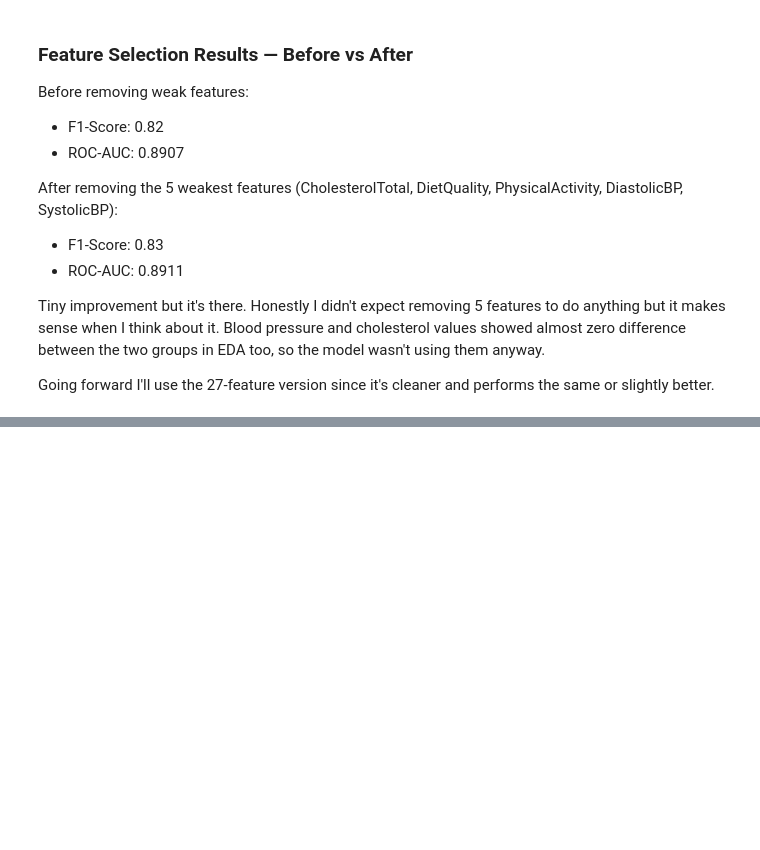
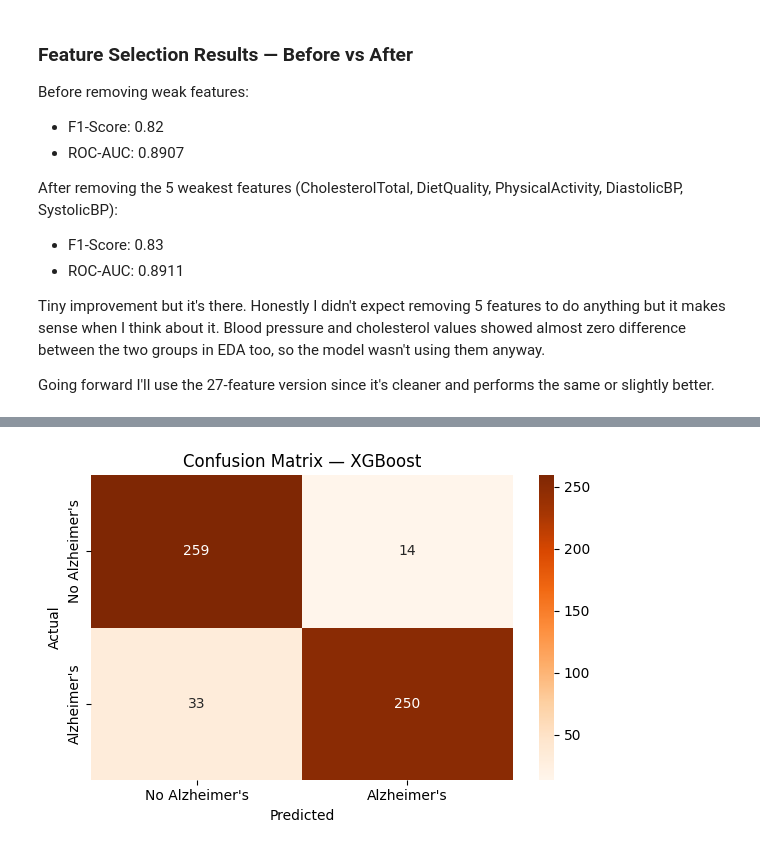
Before and after one commit to Vishaal1409/alzheimers-disease-detection, a Jupyter notebook: alzheimers_disease_detection.ipynb, the cells around one changed output, grey strips where cells are left out. Saved outputs shown, nothing was run; the diff lists cells and outputs as text; code cells hidden in the pictures; blank space fills up the shorter version.

```diff
--- a/alzheimers_disease_detection.ipynb
+++ b/alzheimers_disease_detection.ipynb
@@ -793,0 +864,12 @@ and performs the same or slightly better.
+# %%
+from xgboost import XGBClassifier
+
+#training XGBoost with default parameters
+xgb_model = XGBClassifier(random_state=42, eval_metric='logloss')
+xgb_model.fit(X_train_selected, y_train)
+
+y_pred_xgb = xgb_model.predict(X_test_selected)
+
+print("=== XGBoost ===")
+print(classification_report(y_test, y_pred_xgb))
+print("ROC-AUC Score:", roc_auc_score(y_test, xgb_model.predict_proba(X_test_selected)[:,1]))
@@ -793,0 +888,13 @@ and performs the same or slightly better.
+# %%
+cm_xgb = confusion_matrix(y_test, y_pred_xgb)
+plt.figure(figsize=(6,4))
+sns.heatmap(cm_xgb, annot=True, fmt='d', cmap='Oranges',
+            xticklabels=["No Alzheimer's", "Alzheimer's"],
+            yticklabels=["No Alzheimer's", "Alzheimer's"])
+plt.title("Confusion Matrix — XGBoost")
+plt.ylabel("Actual")
+plt.xlabel("Predicted")
+plt.tight_layout()
+plt.show()
+# %% [output]
+[figure, added]
```
Also changed, not shown: parts of 11 cells of this notebook.
